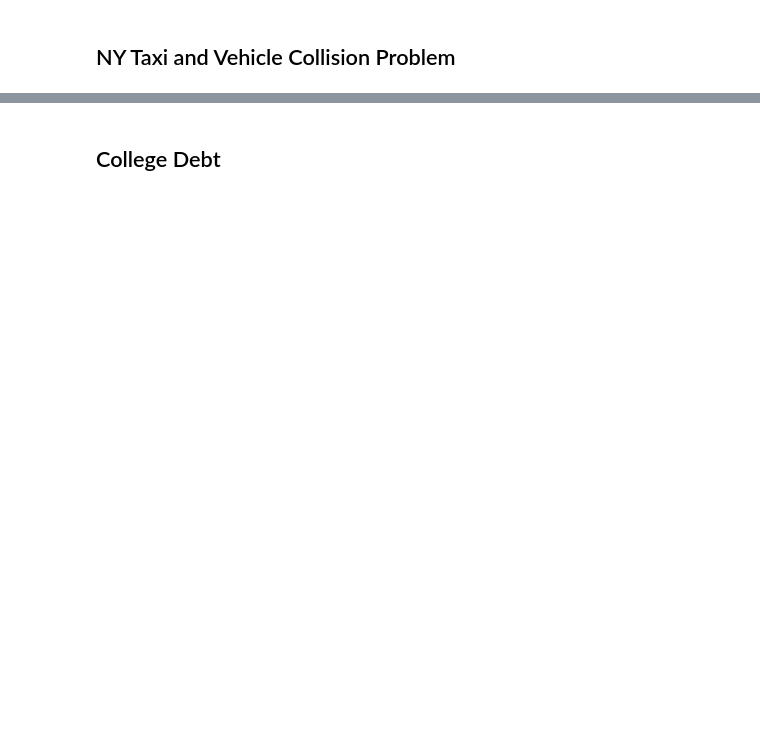
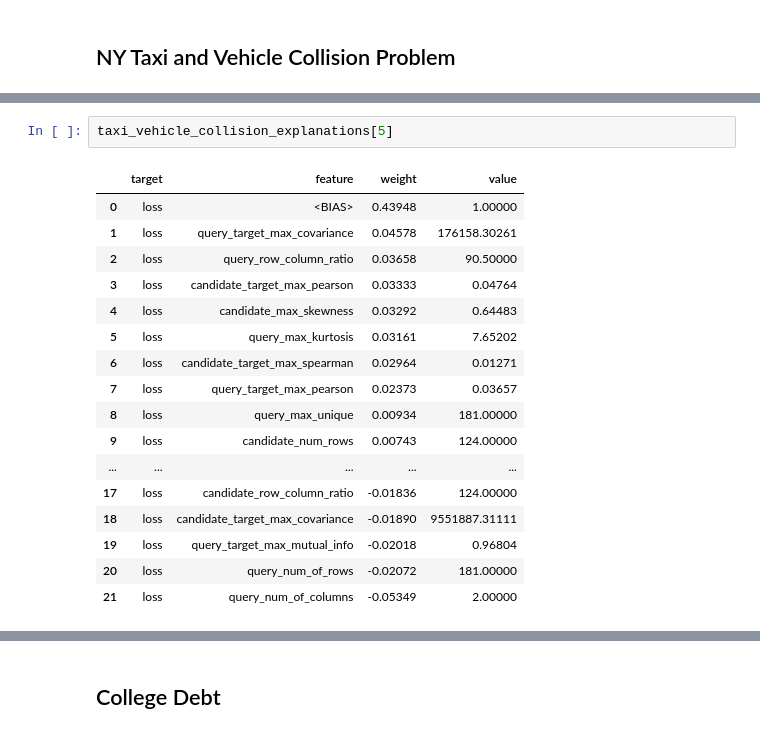
Before and after one commit to VIDA-NYU/prida, a Jupyter notebook: use-cases/datamart-data/predict-datamart-use-cases.ipynb, the cells around one changed output, grey strips where cells are left out. Drawn from its saved outputs; the diff is of its cells as text; blank space fills up the shorter version.

```diff
--- a/use-cases/datamart-data/predict-datamart-use-cases.ipynb
+++ b/use-cases/datamart-data/predict-datamart-use-cases.ipynb
@@ -219,3 +232,23 @@ Recall: 0.6452
+# %%
+taxi_vehicle_collision_explanations[5]
+# %% [output]
+|  | target | feature | weight | value |
+| 0 | loss | <BIAS> | 0.43948 | 1.00000 |
+| 1 | loss | query_target_max_covariance | 0.04578 | 176158.30261 |
+| 2 | loss | query_row_column_ratio | 0.03658 | 90.50000 |
+| 3 | loss | candidate_target_max_pearson | 0.03333 | 0.04764 |
+| 4 | loss | candidate_max_skewness | 0.03292 | 0.64483 |
+| 5 | loss | query_max_kurtosis | 0.03161 | 7.65202 |
+| 6 | loss | candidate_target_max_spearman | 0.02964 | 0.01271 |
+| 7 | loss | query_target_max_pearson | 0.02373 | 0.03657 |
+| 8 | loss | query_max_unique | 0.00934 | 181.00000 |
+| 9 | loss | candidate_num_rows | 0.00743 | 124.00000 |
+| ... | ... | ... | ... | ... |
+| 17 | loss | candidate_row_column_ratio | -0.01836 | 124.00000 |
+| 18 | loss | candidate_target_max_covariance | -0.01890 | 9551887.31111 |
+| 19 | loss | query_target_max_mutual_info | -0.02018 | 0.96804 |
+| 20 | loss | query_num_of_rows | -0.02072 | 181.00000 |
+| 21 | loss | query_num_of_columns | -0.05349 | 2.00000 |
 # %%
 # Pearson between containment fraction and gain in R2
 compute_pearson(taxi_vehicle_collision_classes, 'cf', 'g_r2')
```
Also changed, not shown: parts of 21 cells of this notebook, 2 other files.
